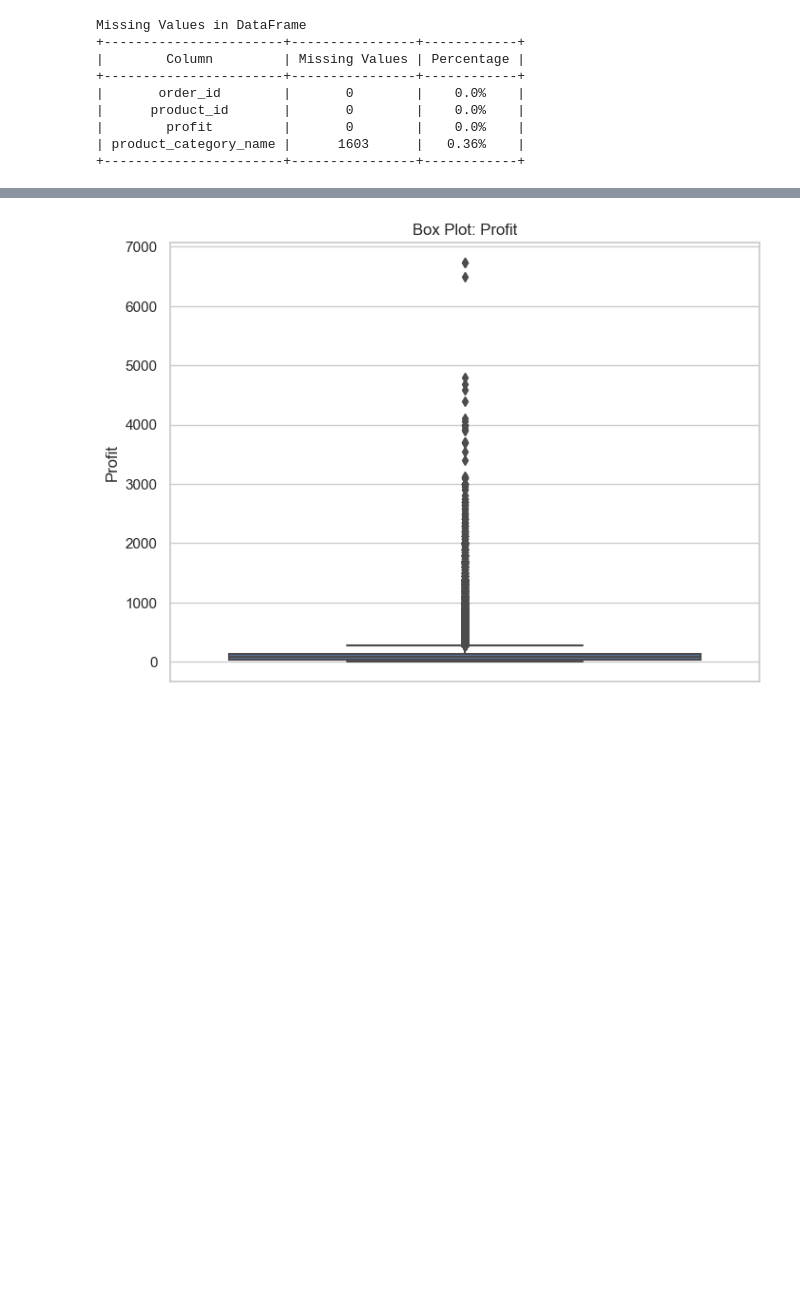
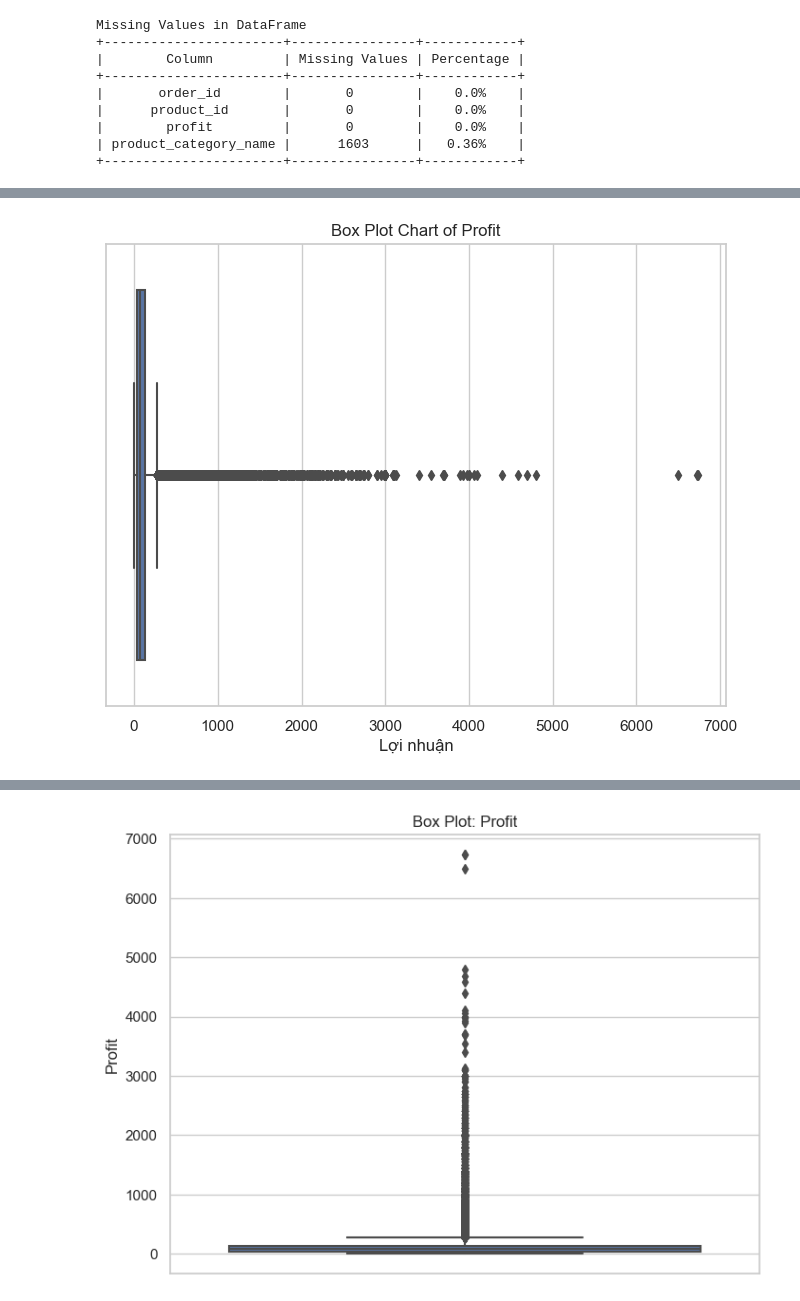
Before and after one commit to esvm4/225IS1401, a Jupyter notebook: Cross_FEACP/eda.ipynb, the cells around one changed output, grey strips where cells are left out. Cells and saved outputs as stored; diff of their text form; code cells hidden in the pictures; blank space fills up the shorter version.

```diff
--- a/Cross_FEACP/eda.ipynb
+++ b/Cross_FEACP/eda.ipynb
@@ -114,0 +119,11 @@ plt.show()
+# %%
+plt.figure(figsize=(8, 6))
+sns.set(style="whitegrid")
+sns.boxplot(x=merged_df['profit'])
+
+plt.title('Box Plot Chart of Profit')
+plt.xlabel('Lợi nhuận')
+
+plt.show()
+# %% [output]
+[figure, added]
```
Also changed, not shown: parts of 10 cells of this notebook.
